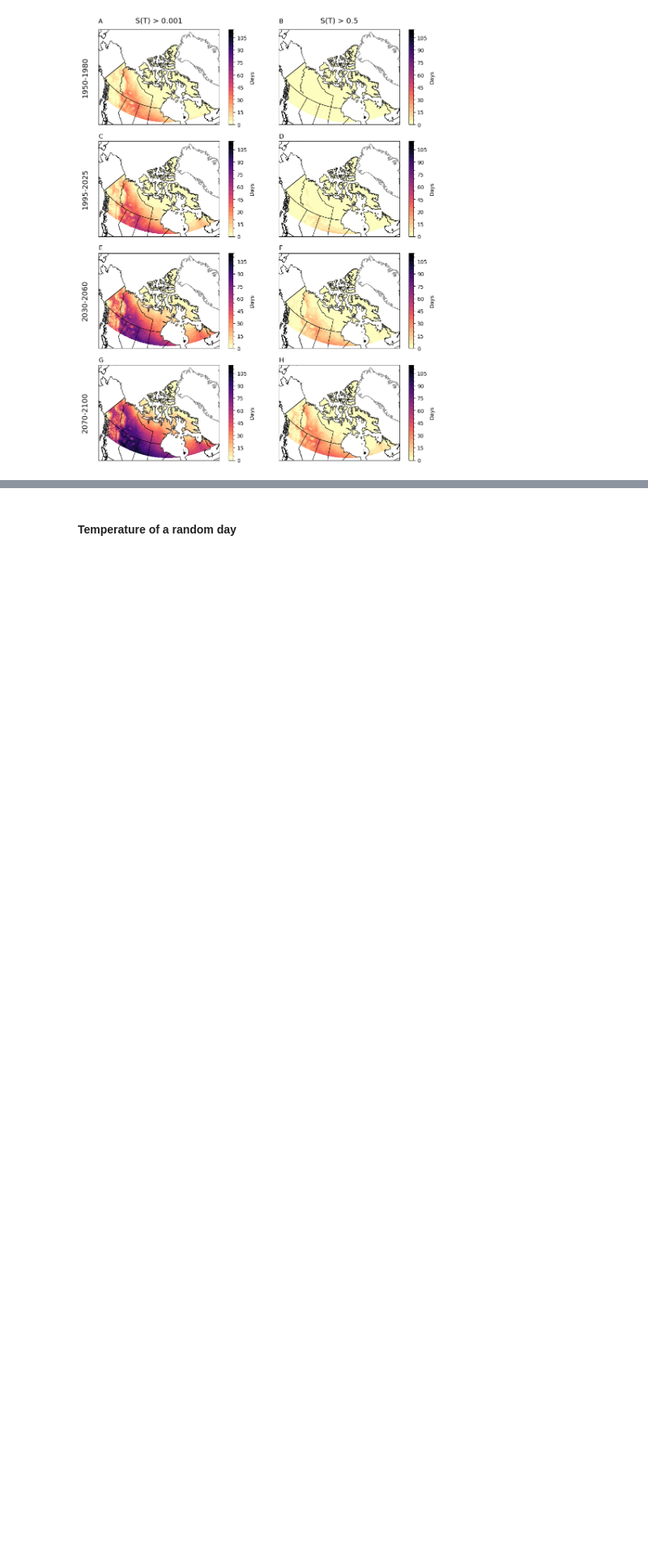
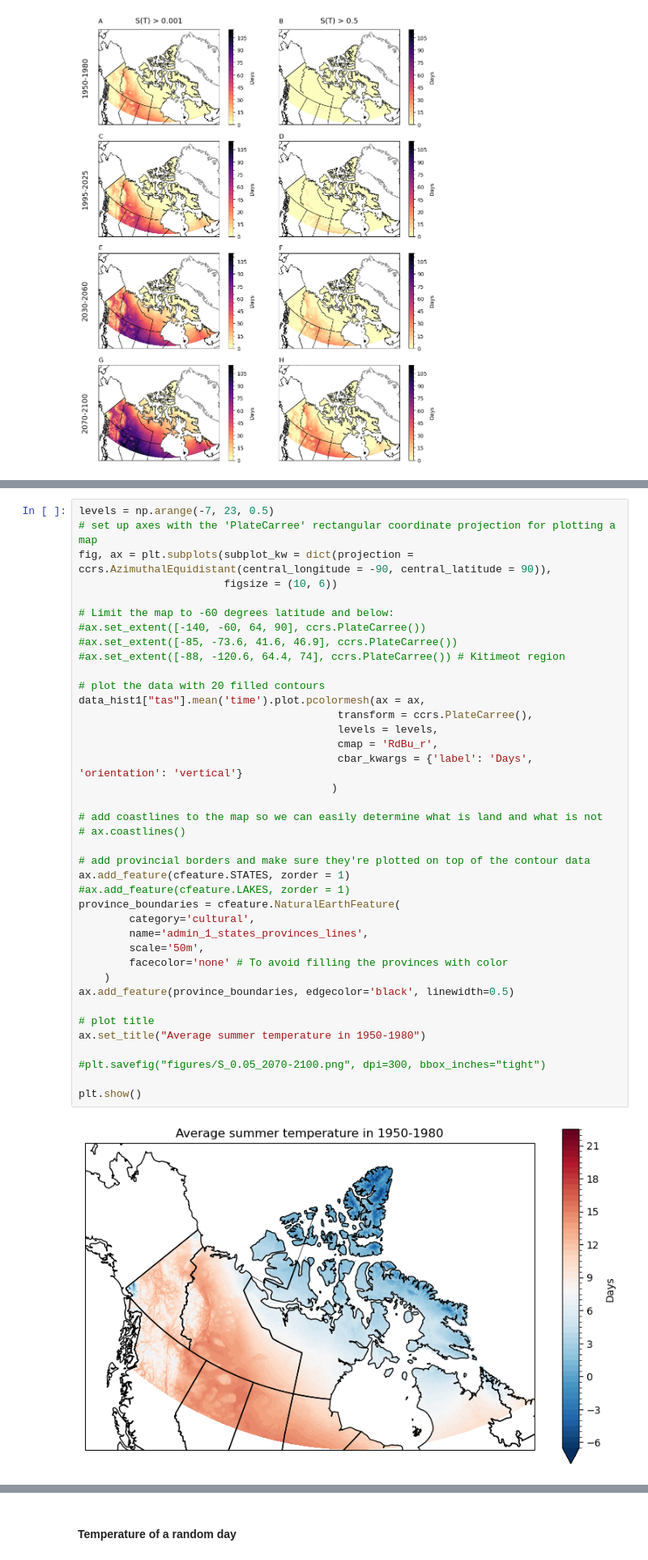
Before and after one commit to BernhardtLab/Arctic-VBD, a Jupyter notebook: 12_mapping.ipynb, the cells around one changed output, grey strips where cells are left out. Shown at 81% size. Saved outputs shown, nothing was run; the diff lists cells and outputs as text; blank space fills up the shorter version.

```diff
--- a/12_mapping.ipynb
+++ b/12_mapping.ipynb
@@ -1108,0 +1295,41 @@ plt.show()
+# %%
+levels = np.arange(-7, 23, 0.5)
+# set up axes with the 'PlateCarree' rectangular coordinate projection for plotting a map
+fig, ax = plt.subplots(subplot_kw = dict(projection = ccrs.AzimuthalEquidistant(central_longitude = -90, central_latitude = 90)),
+                       figsize = (10, 6))
+
+# Limit the map to -60 degrees latitude and below:
+#ax.set_extent([-140, -60, 64, 90], ccrs.PlateCarree())
+#ax.set_extent([-85, -73.6, 41.6, 46.9], ccrs.PlateCarree())
+#ax.set_extent([-88, -120.6, 64.4, 74], ccrs.PlateCarree()) # Kitimeot region
+
+# plot the data with 20 filled contours
+data_hist1["tas"].mean('time').plot.pcolormesh(ax = ax,
+                                         transform = ccrs.PlateCarree(),
+                                         levels = levels,
+                                         cmap = 'RdBu_r',
+                                         cbar_kwargs = {'label': 'Days', 'orientation': 'vertical'}
+                                        )
+
+# add coastlines to the map so we can easily determine what is land and what is not
+# ax.coastlines()
+
+# add provincial borders and make sure they're plotted on top of the contour data
+ax.add_feature(cfeature.STATES, zorder = 1)
+#ax.add_feature(cfeature.LAKES, zorder = 1)
+province_boundaries = cfeature.NaturalEarthFeature(
+        category='cultural',
+        name='admin_1_states_provinces_lines',
+        scale='50m',
+        facecolor='none' # To avoid filling the provinces with color
+    )
+ax.add_feature(province_boundaries, edgecolor='black', linewidth=0.5)
+
+# plot title
+ax.set_title("Average summer temperature in 1950-1980")
+
+#plt.savefig("figures/S_0.05_2070-2100.png", dpi=300, bbox_inches="tight")
+
+plt.show()
+# %% [output]
+[figure, added]
```
Also changed, not shown: parts of 9 cells of this notebook, 2 other files.
